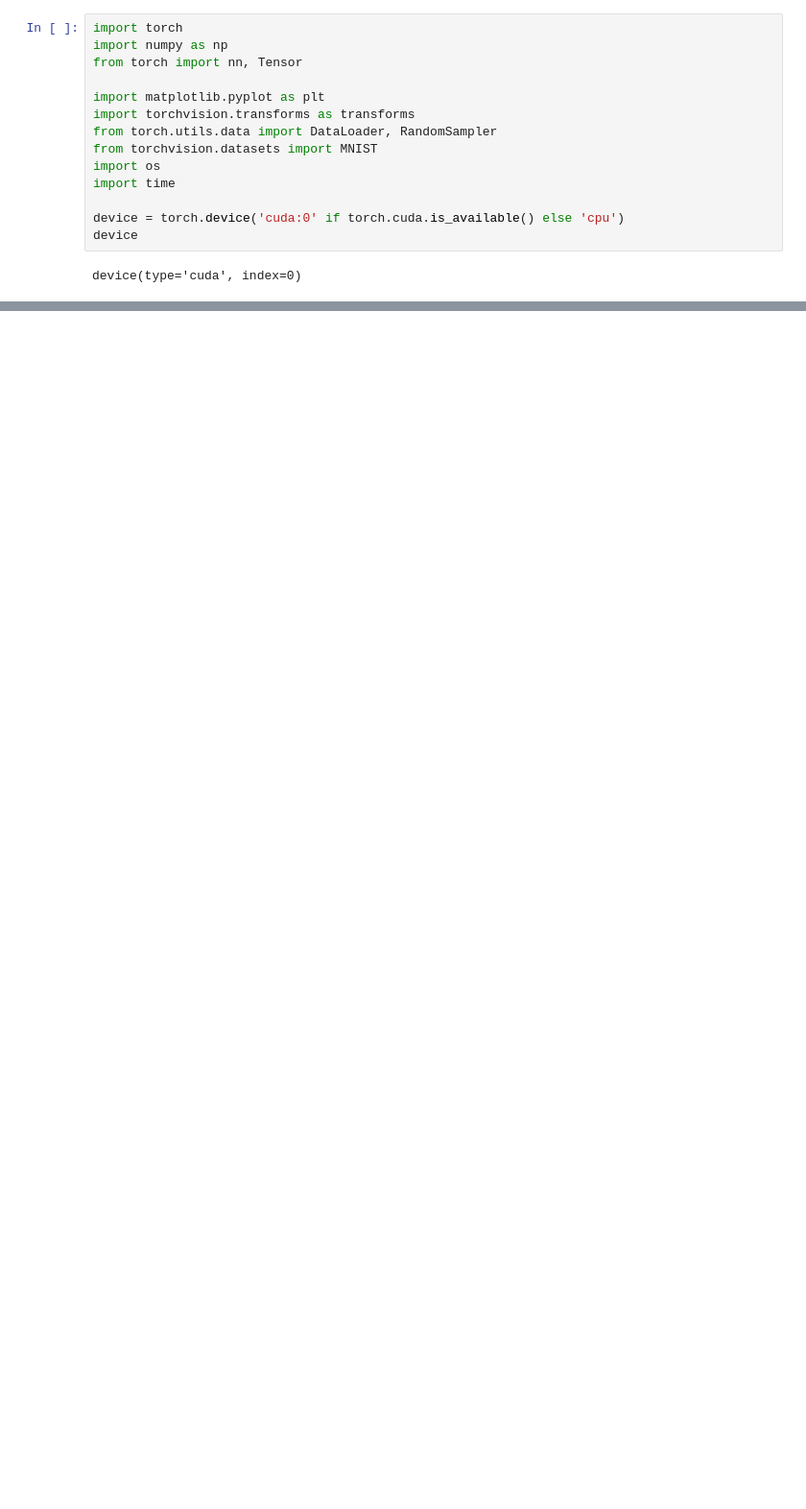
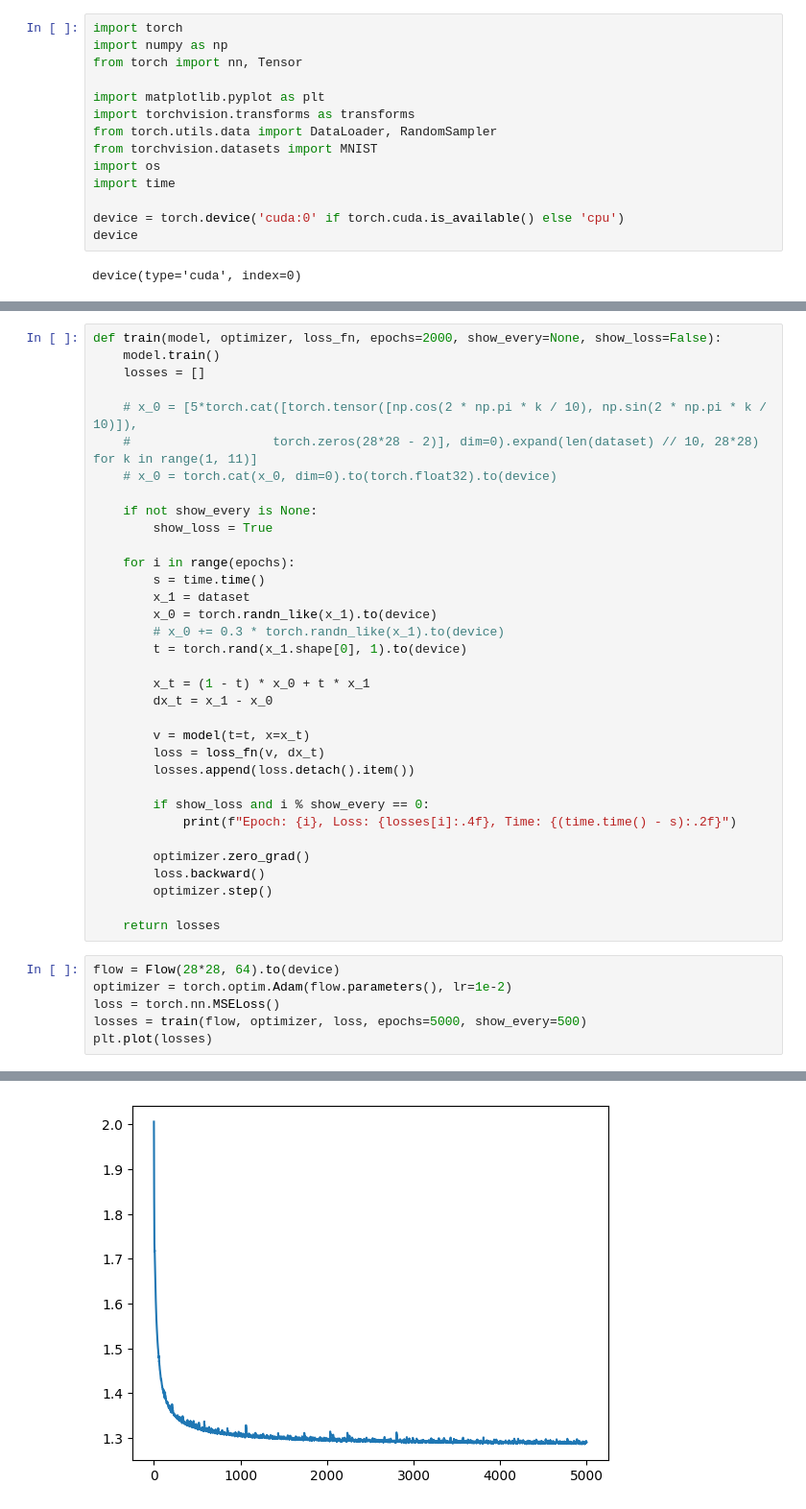
Before and after one commit to nidropakshin2/Amortized-learning, a Jupyter notebook: notebooks/MNIST_flow.ipynb, the cells around one changed output, grey strips where cells are left out. Shown at 96% size. Saved outputs shown, nothing was run; the diff lists cells and outputs as text; blank space fills up the shorter version.

Commit message:
Kaggle Notebook | MNIST_flow | Flow + CondFlow

```diff
--- a/notebooks/MNIST_flow.ipynb
+++ b/notebooks/MNIST_flow.ipynb
@@ -121,0 +134,41 @@ plt.imshow(x_1.detach().cpu().numpy())
+# %%
+def train(model, optimizer, loss_fn, epochs=2000, show_every=None, show_loss=False):
+    model.train()
+    losses = []
+
+    # x_0 = [5*torch.cat([torch.tensor([np.cos(2 * np.pi * k / 10), np.sin(2 * np.pi * k / 10)]),
+    #                   torch.zeros(28*28 - 2)], dim=0).expand(len(dataset) // 10, 28*28) for k in range(1, 11)]
+    # x_0 = torch.cat(x_0, dim=0).to(torch.float32).to(device)
+
+    if not show_every is None:
+        show_loss = True
+
+    for i in range(epochs):
+        s = time.time()
+        x_1 = dataset
+        x_0 = torch.randn_like(x_1).to(device)
+        # x_0 += 0.3 * torch.randn_like(x_1).to(device)
+        t = torch.rand(x_1.shape[0], 1).to(device)
+
+        x_t = (1 - t) * x_0 + t * x_1
+        dx_t = x_1 - x_0
+
+        v = model(t=t, x=x_t)
+        loss = loss_fn(v, dx_t)
+        losses.append(loss.detach().item())
+
+        if show_loss and i % show_every == 0:
+            print(f"Epoch: {i}, Loss: {losses[i]:.4f}, Time: {(time.time() - s):.2f}")
+
+        optimizer.zero_grad()
+        loss.backward()
+        optimizer.step()
+
+    return losses
+# %%
+flow = Flow(28*28, 64).to(device)
+optimizer = torch.optim.Adam(flow.parameters(), lr=1e-2)
+loss = torch.nn.MSELoss()
+losses = train(flow, optimizer, loss, epochs=5000, show_every=500)
+plt.plot(losses)
+# %% [output]
@@ -121,0 +186 @@ plt.imshow(x_1.detach().cpu().numpy())
+[figure, added]
```
Also changed, not shown: parts of 10 cells of this notebook.
